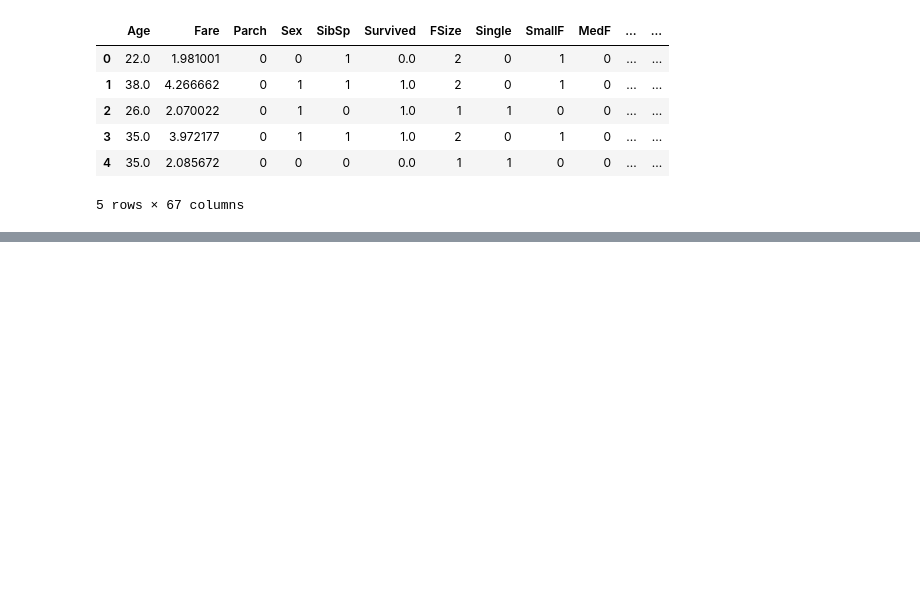
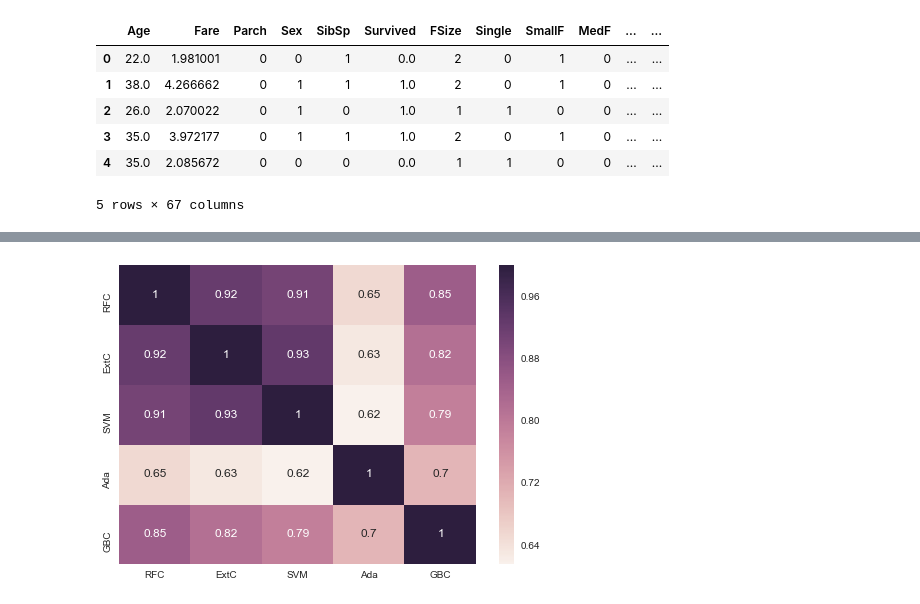
Before and after one commit to MatthewUng/titanic, a Jupyter notebook: Ghouzam.ipynb, the cells around one changed output, grey strips where cells are left out. Cells and saved outputs as stored; diff of their text form; code cells hidden in the pictures; blank space fills up the shorter version.

```diff
--- a/Ghouzam.ipynb
+++ b/Ghouzam.ipynb
@@ -382,0 +596,13 @@ dataset.head()
+# %%
+test_survived_RFC = pd.Series(RFC_best.predict(test), name='RFC')
+test_survived_ExtC = pd.Series(ExtC_best.predict(test), name='ExtC')
+test_survived_SVMC = pd.Series(SVMC_best.predict(test), name="SVM")
+test_survived_AdaC = pd.Series(ada_best.predict(test), name="Ada")
+test_survived_GBC = pd.Series(GBC_best.predict(test), name="GBC")
+
+ensemble_results = pd.concat([test_survived_RFC, test_survived_ExtC, test_survived_SVMC,
+                             test_survived_AdaC,test_survived_GBC], axis=1)
+
+g = sns.heatmap(ensemble_results.corr(), annot=True)
+# %% [output]
+[figure, added]
```
Also changed, not shown: parts of 19 cells of this notebook.
